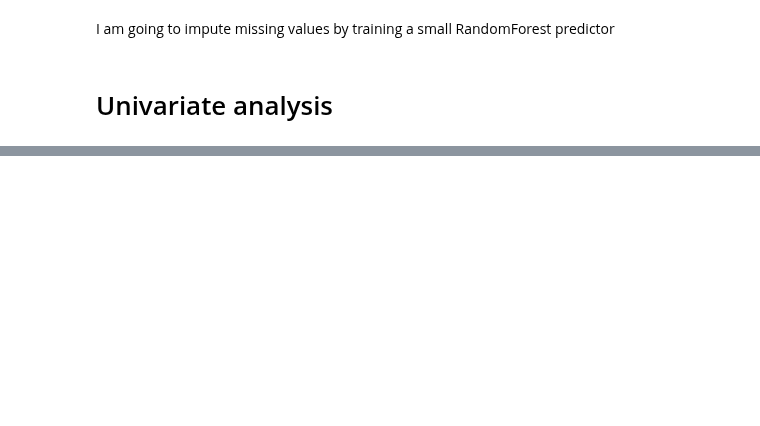
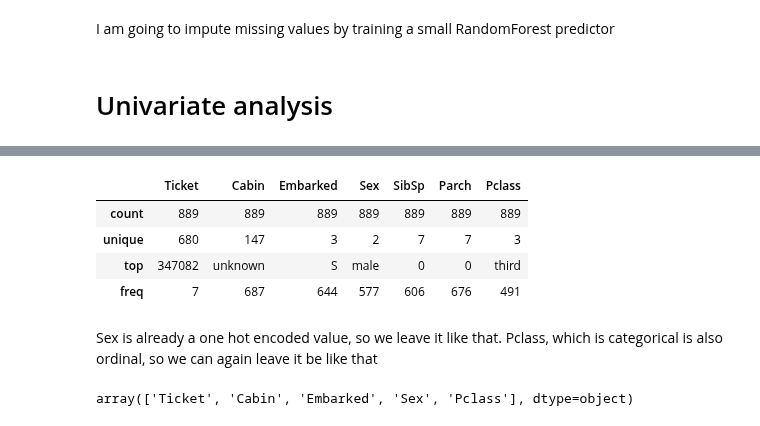
Before and after one commit to IngElecPuc/KaggleChallenges, a Jupyter notebook: titanic_eda.ipynb, the cells around one changed output, grey strips where cells are left out. Saved outputs shown, nothing was run; the diff lists cells and outputs as text; code cells hidden in the pictures; blank space fills up the shorter version.

```diff
--- a/titanic_eda.ipynb
+++ b/titanic_eda.ipynb
@@ -72,4 +72,4 @@ print(summary)
 10     Embarked   object       0       0
 # %%
 all_columns = train_raw.columns
-feature_names = all_columns[~np.isin(all_columns, ['PassengerId', 'Name'])] #All columns that will be used for prediction
+feature_names = all_columns[~np.isin(all_columns, ['Survived', 'PassengerId', 'Name'])] #All columns that will be used for prediction
@@ -170,0 +224,22 @@ test_w.loc[test_w['Fare'].isna(), 'Fare'] = 32.204208
+# %%
+#Categorical data
+categorical_cols = train_w[feature_names].describe(include='object').columns
+categorical_cols = np.append(categorical_cols, ['Sex', 'SibSp', 'Parch', 'Pclass']) #Those that got left behind
+subset = train_w.copy()
+subset['Sex'] = train_w['Sex'].map({0 : 'male', 1 : 'female'})
+subset['SibSp'] = train_w['SibSp'].map({0: '0', 1: '1', 2: '2', 3: '3', 4: '4', 5: '5', 8: '8'})
+subset['Parch'] = train_w['Parch'].map({0: '0', 1: '1', 2: '2', 3: '3', 4: '4', 5: '5', 6: '6'})
+subset['Pclass'] = train_w['Pclass'].map({1 : 'first', 2 : 'second', 3 : 'third'})
+subset[categorical_cols].describe(include='object')
+# %% [output]
+|  | Ticket | Cabin | Embarked | Sex | SibSp | Parch | Pclass |
+| count | 889 | 889 | 889 | 889 | 889 | 889 | 889 |
+| unique | 680 | 147 | 3 | 2 | 7 | 7 | 3 |
+| top | 347082 | unknown | S | male | 0 | 0 | third |
+| freq | 7 | 687 | 644 | 577 | 606 | 676 | 491 |
+# %% [markdown]
+Sex is already a one hot encoded value, so we leave it like that. Pclass, which is categorical is also ordinal, so we can again leave it be like that
+# %%
+categorical_cols
+# %% [output]
+array(['Ticket', 'Cabin', 'Embarked', 'Sex', 'Pclass'], dtype=object)
```
Also changed, not shown: parts of 13 cells of this notebook.
